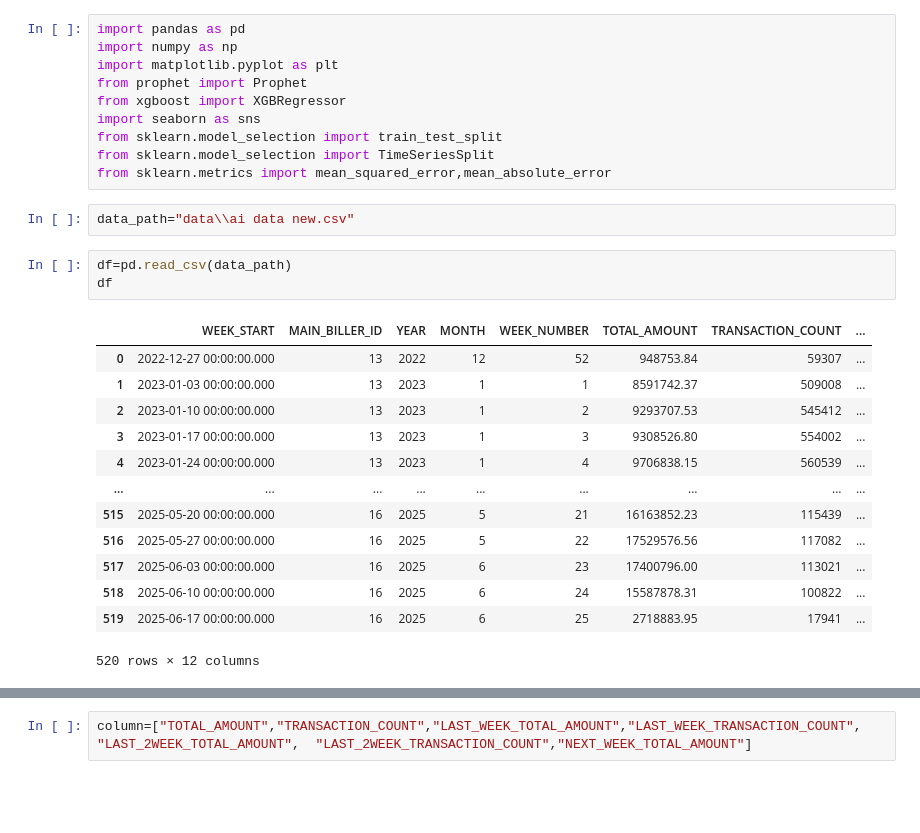
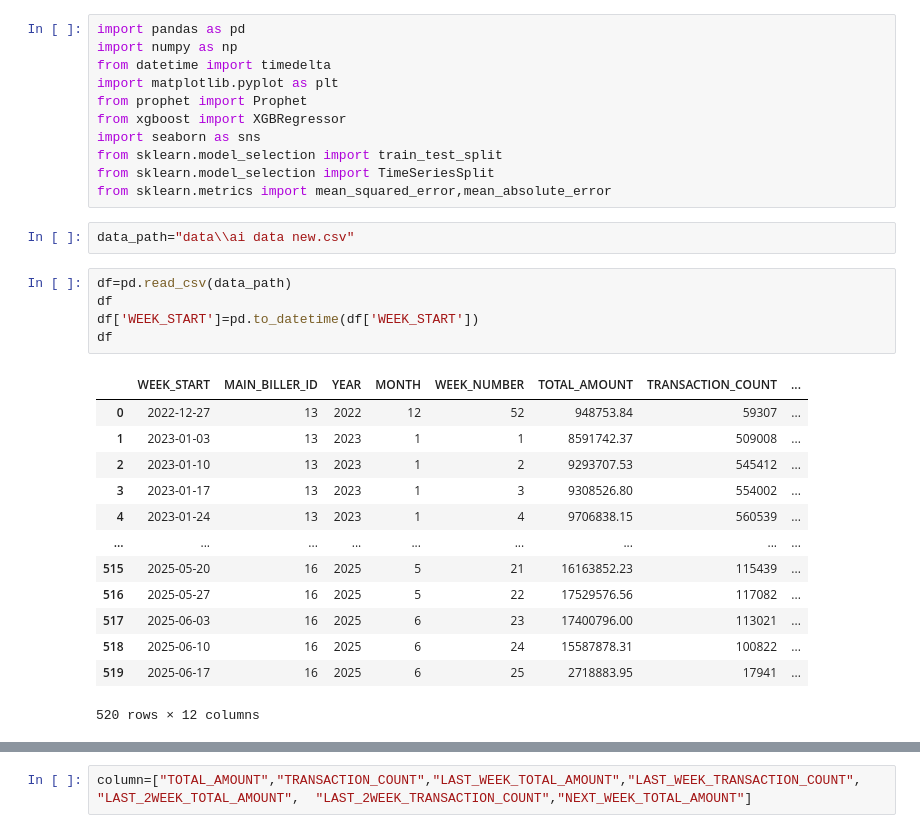
Before and after one commit to Jad-RAMOSS/Damen_AI_TeleForecast, a Jupyter notebook: model.ipynb, the cells around one changed output, grey strips where cells are left out. Saved outputs shown, nothing was run; the diff lists cells and outputs as text; blank space fills up the shorter version.

```diff
--- a/model.ipynb
+++ b/model.ipynb
@@ -1,6 +1,7 @@
 # %%
 import pandas as pd
 import numpy as np
+from datetime import timedelta
 import matplotlib.pyplot as plt
 from prophet import Prophet
 from xgboost import XGBRegressor
@@ -13,17 +14,19 @@ data_path="data\\ai data new.csv"
 # %%
 df=pd.read_csv(data_path)
 df
+df['WEEK_START']=pd.to_datetime(df['WEEK_START'])
+df
 # %% [output]
 |  | WEEK_START | MAIN_BILLER_ID | YEAR | MONTH | WEEK_NUMBER | TOTAL_AMOUNT | TRANSACTION_COUNT | ... |
-| 0 | 2022-12-27 00:00:00.000 | 13 | 2022 | 12 | 52 | 948753.84 | 59307 | ... |
-| 1 | 2023-01-03 00:00:00.000 | 13 | 2023 | 1 | 1 | 8591742.37 | 509008 | ... |
-| 2 | 2023-01-10 00:00:00.000 | 13 | 2023 | 1 | 2 | 9293707.53 | 545412 | ... |
-| 3 | 2023-01-17 00:00:00.000 | 13 | 2023 | 1 | 3 | 9308526.80 | 554002 | ... |
-| 4 | 2023-01-24 00:00:00.000 | 13 | 2023 | 1 | 4 | 9706838.15 | 560539 | ... |
+| 0 | 2022-12-27 | 13 | 2022 | 12 | 52 | 948753.84 | 59307 | ... |
+| 1 | 2023-01-03 | 13 | 2023 | 1 | 1 | 8591742.37 | 509008 | ... |
+| 2 | 2023-01-10 | 13 | 2023 | 1 | 2 | 9293707.53 | 545412 | ... |
+| 3 | 2023-01-17 | 13 | 2023 | 1 | 3 | 9308526.80 | 554002 | ... |
+| 4 | 2023-01-24 | 13 | 2023 | 1 | 4 | 9706838.15 | 560539 | ... |
 | ... | ... | ... | ... | ... | ... | ... | ... | ... |
-| 515 | 2025-05-20 00:00:00.000 | 16 | 2025 | 5 | 21 | 16163852.23 | 115439 | ... |
-| 516 | 2025-05-27 00:00:00.000 | 16 | 2025 | 5 | 22 | 17529576.56 | 117082 | ... |
-| 517 | 2025-06-03 00:00:00.000 | 16 | 2025 | 6 | 23 | 17400796.00 | 113021 | ... |
-| 518 | 2025-06-10 00:00:00.000 | 16 | 2025 | 6 | 24 | 15587878.31 | 100822 | ... |
-| 519 | 2025-06-17 00:00:00.000 | 16 | 2025 | 6 | 25 | 2718883.95 | 17941 | ... |
+| 515 | 2025-05-20 | 16 | 2025 | 5 | 21 | 16163852.23 | 115439 | ... |
+| 516 | 2025-05-27 | 16 | 2025 | 5 | 22 | 17529576.56 | 117082 | ... |
+| 517 | 2025-06-03 | 16 | 2025 | 6 | 23 | 17400796.00 | 113021 | ... |
+| 518 | 2025-06-10 | 16 | 2025 | 6 | 24 | 15587878.31 | 100822 | ... |
+| 519 | 2025-06-17 | 16 | 2025 | 6 | 25 | 2718883.95 | 17941 | ... |
 520 rows × 12 columns
```
Also changed, not shown: parts of 19 cells of this notebook.
